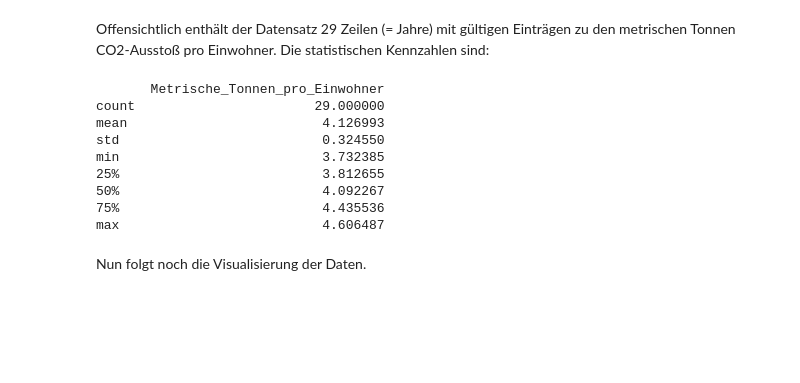
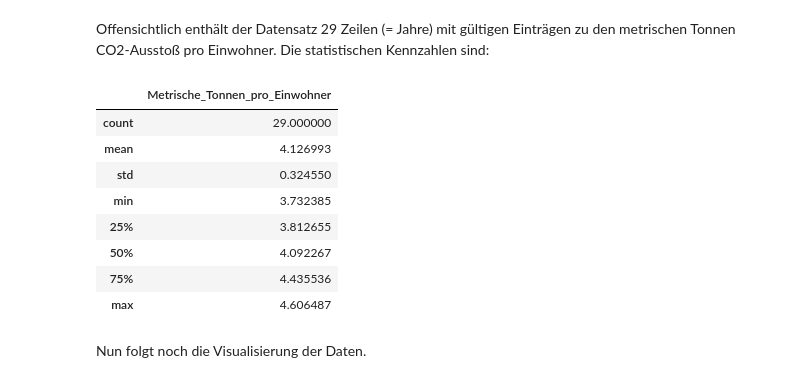
Before and after one commit to gramschs/book_python, a Jupyter notebook: _sources/chapter12/chapter12_sec01.ipynb, the cells around one changed output. Drawn from its saved outputs; the diff is of its cells as text; code cells hidden in the pictures; blank space fills up the shorter version.

```diff
--- a/_sources/chapter12/chapter12_sec01.ipynb
+++ b/_sources/chapter12/chapter12_sec01.ipynb
@@ -104,18 +102,18 @@ None
 Offensichtlich enthält der Datensatz 29 Zeilen (= Jahre) mit gültigen Einträgen
 zu den metrischen Tonnen CO2-Ausstoß pro Einwohner. Die statistischen Kennzahlen
 sind:
-# %%
-print(data.describe())
-# %% [output]
-       Metrische_Tonnen_pro_Einwohner
-count                       29.000000
-mean                         4.126993
-std                          0.324550
-min                          3.732385
-25%                          3.812655
-50%                          4.092267
-75%                          4.435536
-max                          4.606487
+# %%
+data.describe()
+# %% [output]
+|  | Metrische_Tonnen_pro_Einwohner |
+| count | 29.000000 |
+| mean | 4.126993 |
+| std | 0.324550 |
+| min | 3.732385 |
+| 25% | 3.812655 |
+| 50% | 4.092267 |
+| 75% | 4.435536 |
+| max | 4.606487 |
 # %% [markdown]
 Nun folgt noch die Visualisierung der Daten.
 # %%
```
Also changed, not shown: parts of 9 cells of this notebook, 6 other files.
